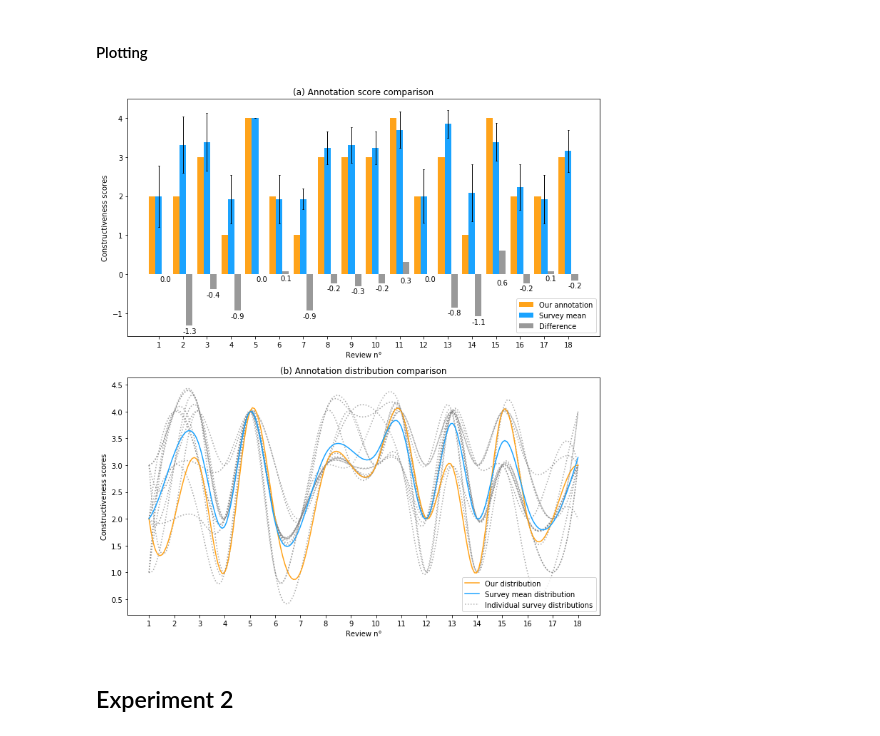
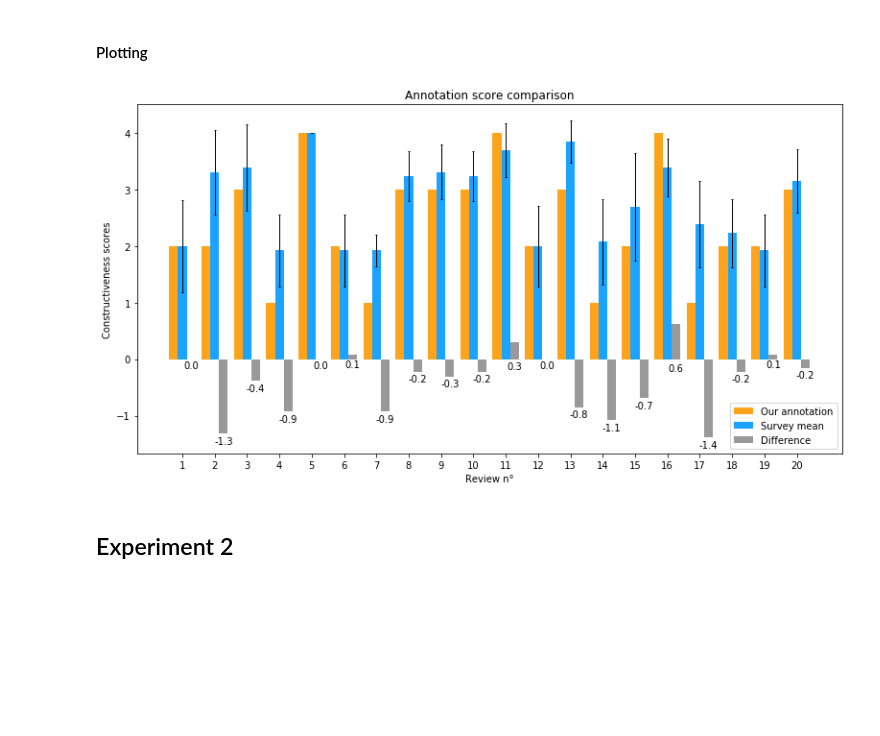
Before and after one commit to ugolbck/AFCC, a Jupyter notebook: notebooks/agreement.ipynb, the cells around one changed output. Cells and saved outputs as stored; diff of their text form; code cells hidden in the pictures; blank space fills up the shorter version.

Commit message:
Modified agreement

```diff
--- a/notebooks/agreement.ipynb
+++ b/notebooks/agreement.ipynb
@@ -41,6 +80,6 @@ prim['mean'] = prim.mean(axis=1)
 # %%
-prim['std'] = prim.std(axis=1)
+std = prim.std(axis=1)
 # %%
-prim['our'] = [2, 2, 3, 1, 4, 2, 1, 3, 3, 3, 4, 2, 3, 1, 4, 2, 2, 3]
+prim['our'] = [2, 2, 3, 1, 4, 2, 1, 3, 3, 3, 4, 2, 3, 1, 2, 4, 1, 2, 2, 3]
 # %%
-prim['difference'] = prim['our'] - prim['mean']
+diff = prim['our'] - mean
@@ -102,8 +142,7 @@ sec_mean = np.asarray(sec.mean(axis=1))
 # %% [markdown]
 #### Plotting
 # %%
-labels = list(range(1, 19))
+labels = list(range(1, 21))
 x = np.arange(len(labels))
-xlin = np.linspace(x.min(), x.max(), 200)
 
 width = 0.27
@@ -112,68 +149,39 @@ sec_mean = sec.mean(axis=0)
 # %%
-fig, (ax1, ax2) = plt.subplots(2, 1, figsize=(10, 11))
+fig, ax = plt.subplots(figsize=(11, 6))
 
-# Part 1
-
-rects1 = ax1.bar(x - width, np.asarray(prim['our']), width, color='#ffa31a', label='Our annotation')
-rects2 = ax1.bar(x, np.asarray(prim['mean']), width, color='#1aa3ff', yerr=np.asarray(prim['std']), error_kw=dict(ecolor='black', lw=1, capsize=1, capthick=1), label='Survey mean')
-rects3 = ax1.bar(x + width, np.asarray(prim['difference']), width, color='grey', alpha=0.8, label='Difference')
+rects1 = ax.bar(x - width, np.asarray(prim['our']), width, color='#ffa31a', label='Our annotation')
+rects2 = ax.bar(x, np.asarray(mean), width, color='#1aa3ff', yerr=np.asarray(std), error_kw=dict(ecolor='black', lw=1, capsize=1, capthick=1), label='Survey mean')
+rects3 = ax.bar(x + width, np.asarray(diff), width, color='grey', alpha=0.8, label='Difference')
 
 # Add some text for labels, title and custom x-axis tick labels, etc.
-ax1.set_title('(a) Annotation score comparison')
-ax1.set_ylabel('Constructiveness scores')
-ax1.set_xlabel('Review n°')
+ax.set_title('Annotation score comparison')
+ax.set_ylabel('Constructiveness scores')
+ax.set_xlabel('Review n°')
 # ax.set_title('Annotation Agreement')
-ax1.set_xticks(x)
-ax1.set_xticklabels(labels)
-ax1.legend(loc='lower right')
+ax.set_xticks(x)
+ax.set_xticklabels(labels)
+ax.legend(loc='lower right')
 
 def autolabel(rects):
     """Attach a text label above each bar in *rects*, displaying its height."""
     for rect in rects:
         height = rect.get_height()
 
-        ax1.annotate('{0:.1f}'.format(height),
+        ax.annotate('{0:.1f}'.format(height),
                     xy=(rect.get_x() + rect.get_width() / 2, height),
                     xytext=(0, height - 2 if height <= 0 else -(height*100/1.5)),
                     textcoords="offset pixels",
                     ha='center', va='top')
 
 autolabel(rects3)
 
-# Part 2
-
-for annot in np.asarray(sec)[:-2]:
-    spl = make_interp_spline(x, annot, k=3)  # type: BSpline
-    power_smooth = spl(xlin)
-    ax2.plot(xlin, power_smooth, 'grey', alpha=0.7, linestyle='dotted')
-
-spl = make_interp_spline(x, np.asarray(sec)[-1], k=3)  # type: BSpline
-power_smooth = spl(xlin)
-ax2.plot(xlin, power_smooth, '#ffa31a', alpha=1, linestyle='solid', label='Our distribution')
-
-spl = make_interp_spline(x, sec_mean, k=3)  # type: BSpline
-power_smooth = spl(xlin)
-ax2.plot(xlin, power_smooth, '#1aa3ff', alpha=1, linestyle='solid', label='Survey mean distribution')
-
-spl = make_interp_spline(x, np.asarray(sec)[-2], k=3)  # type: BSpline
-power_smooth = spl(xlin)
-ax2.plot(xlin, power_smooth, 'grey', alpha=0.6, linestyle='dotted', label='Individual survey distributions')
-
-# Add some text for labels, title and custom x-axis tick labels, etc.
-ax2.set_title('(b) Annotation distribution comparison')
-ax2.set_ylabel('Constructiveness scores')
-ax2.set_xlabel('Review n°')
-# ax.set_title('Annotation Agreement')
-ax2.set_xticks(x)
-ax2.set_xticklabels(labels)
-ax2.legend(loc='lower right')
 
 fig.tight_layout()
 
-fig.savefig(PATH_IMAGES + 'agreement_4classes_2figures_blueorange.png', format='png', bbox_inches='tight')
+#fig.savefig(PATH_IMAGES + 'agreement_4classes_blueorange.png', format='png', bbox_inches='tight')
 plt.show()
 # %% [output]
-[figure, old version]
+[figure, new version]
 # %% [markdown]
 ## Experiment 2
 # %%
```
Also changed, not shown: parts of 18 cells of this notebook, 4 other files.
